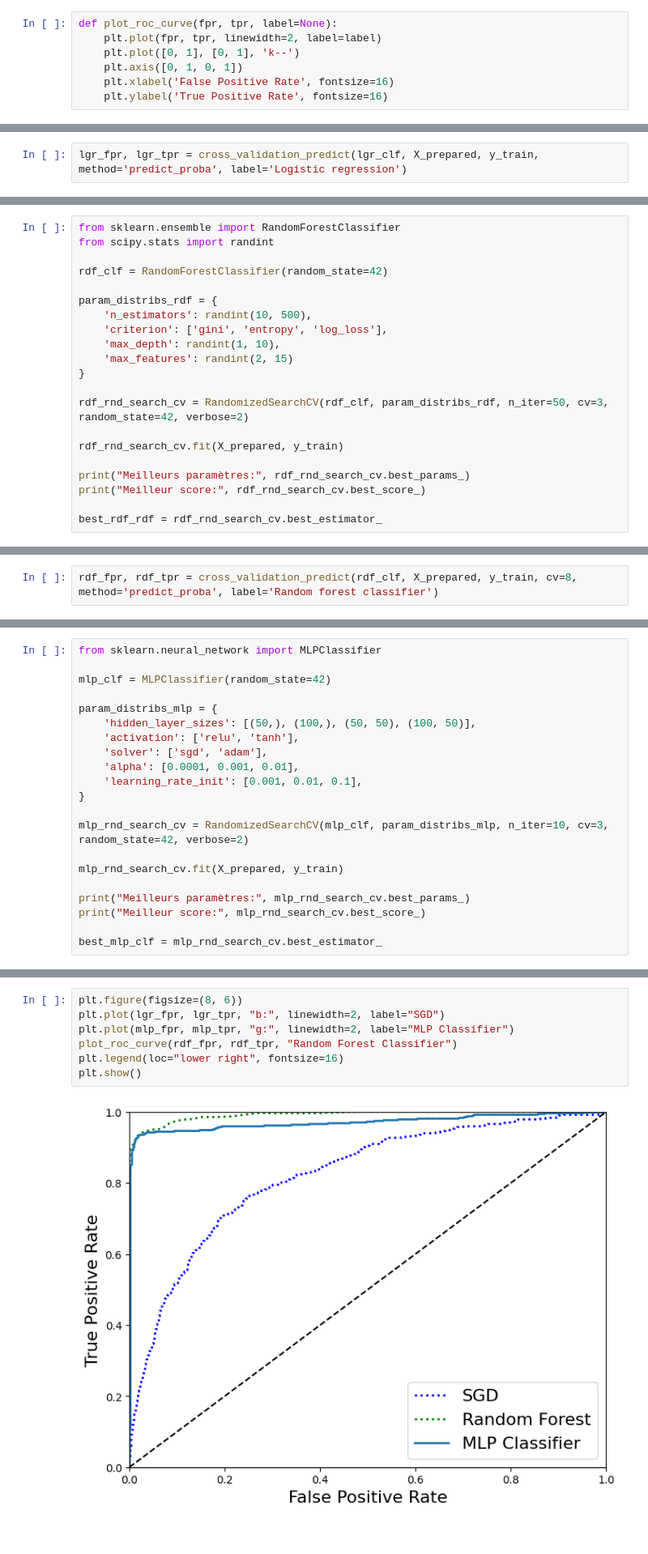
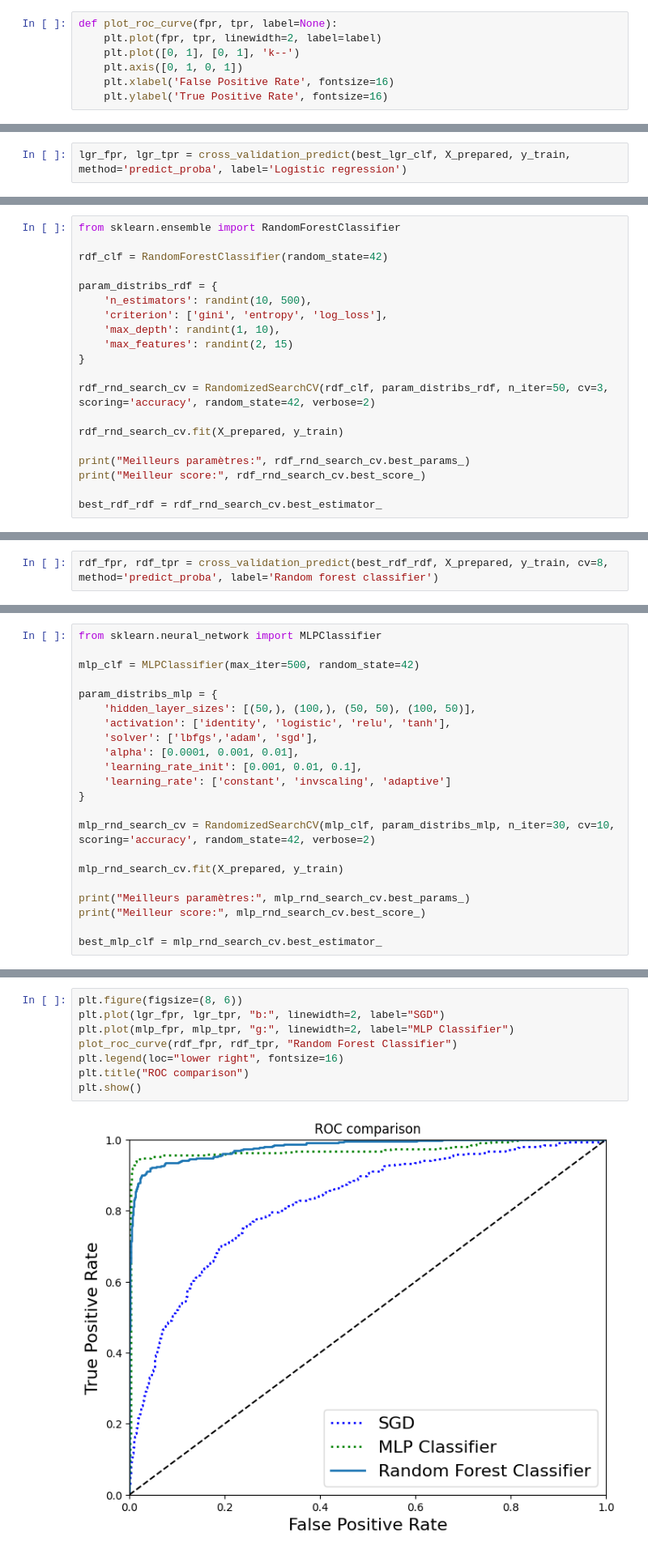
Before and after one commit to SwenA/AI-Project, a Jupyter notebook: project.ipynb, the cells around one changed output, grey strips where cells are left out. Shown at 81% size. Saved outputs shown, nothing was run; the diff lists cells and outputs as text.

```diff
--- a/project.ipynb
+++ b/project.ipynb
@@ -350,5 +404,5 @@ Fitting 5 folds for each of 80 candidates, totalling 400 fits
 Meilleurs paramètres: {'solver': 'lbfgs', 'penalty': 'l2', 'multi_class': 'multinomial', 'max_iter': 500}
 Meilleur score: 0.850924398169943
 # %%
-lgr_fpr, lgr_tpr = cross_validation_predict(lgr_clf, X_prepared, y_train, method='predict_proba', label='Logistic regression')
+lgr_fpr, lgr_tpr = cross_validation_predict(best_lgr_clf, X_prepared, y_train, method='predict_proba', label='Logistic regression')
 # %% [output]
@@ -362,7 +416,6 @@ AUC:  0.8223349137689793
 [figure]
 # %%
 from sklearn.ensemble import RandomForestClassifier
-from scipy.stats import randint
 
 rdf_clf = RandomForestClassifier(random_state=42)
 
@@ -373,7 +426,7 @@ param_distribs_rdf = {
     'max_features': randint(2, 15)
 }
 
-rdf_rnd_search_cv = RandomizedSearchCV(rdf_clf, param_distribs_rdf, n_iter=50, cv=3, random_state=42, verbose=2)
+rdf_rnd_search_cv = RandomizedSearchCV(rdf_clf, param_distribs_rdf, n_iter=50, cv=3, scoring='accuracy', random_state=42, verbose=2)
 
 rdf_rnd_search_cv.fit(X_prepared, y_train)
 
@@ -400,5 +453,5 @@ Fitting 3 folds for each of 100 candidates, totalling 300 fits
 Meilleurs paramètres: {'criterion': 'entropy', 'max_depth': 9, 'max_features': 13, 'n_estimators': 197}
 Meilleur score: 0.9244037736821812
 # %%
-rdf_fpr, rdf_tpr = cross_validation_predict(rdf_clf, X_prepared, y_train, cv=8, method='predict_proba', label='Random forest classifier')
+rdf_fpr, rdf_tpr = cross_validation_predict(best_rdf_rdf, X_prepared, y_train, cv=8, method='predict_proba', label='Random forest classifier')
 # %% [output]
@@ -413,17 +466,18 @@ AUC:  0.9915921090154126
 # %%
 from sklearn.neural_network import MLPClassifier
 
-mlp_clf = MLPClassifier(random_state=42)
+mlp_clf = MLPClassifier(max_iter=500, random_state=42)
 
 param_distribs_mlp = {
     'hidden_layer_sizes': [(50,), (100,), (50, 50), (100, 50)],
-    'activation': ['relu', 'tanh'],
-    'solver': ['sgd', 'adam'],
+    'activation': ['identity', 'logistic', 'relu', 'tanh'],
+    'solver': ['lbfgs','adam', 'sgd'],
     'alpha': [0.0001, 0.001, 0.01],
     'learning_rate_init': [0.001, 0.01, 0.1],
+    'learning_rate': ['constant', 'invscaling', 'adaptive']
 }
 
-mlp_rnd_search_cv = RandomizedSearchCV(mlp_clf, param_distribs_mlp, n_iter=10, cv=3, random_state=42, verbose=2)
+mlp_rnd_search_cv = RandomizedSearchCV(mlp_clf, param_distribs_mlp, n_iter=30, cv=10, scoring='accuracy', random_state=42, verbose=2)
 
 mlp_rnd_search_cv.fit(X_prepared, y_train)
 
@@ -463,12 +518,13 @@ AUC:  0.9713789234381538
 # %%
 plt.figure(figsize=(8, 6))
 plt.plot(lgr_fpr, lgr_tpr, "b:", linewidth=2, label="SGD")
 plt.plot(mlp_fpr, mlp_tpr, "g:", linewidth=2, label="MLP Classifier")
 plot_roc_curve(rdf_fpr, rdf_tpr, "Random Forest Classifier")
 plt.legend(loc="lower right", fontsize=16)
+plt.title("ROC comparison")
 plt.show()
 # %% [output]
-[figure, old version]
+[figure, new version]
 # %%
 all_data_ethic = all_data.drop(['Gender', 'MaritalStatus', 'Education'], axis=1)
 # %%
```
Also changed, not shown: parts of 10 cells of this notebook.
